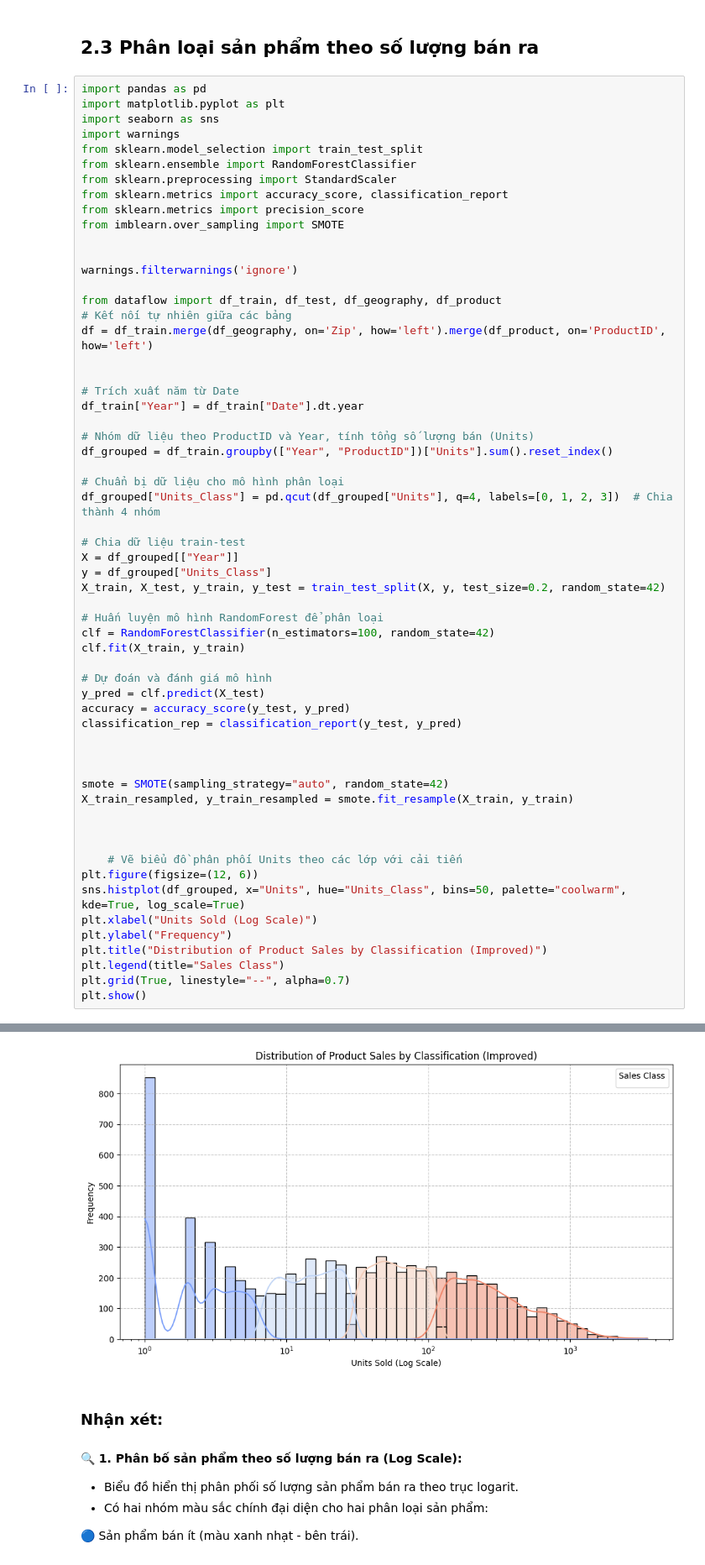
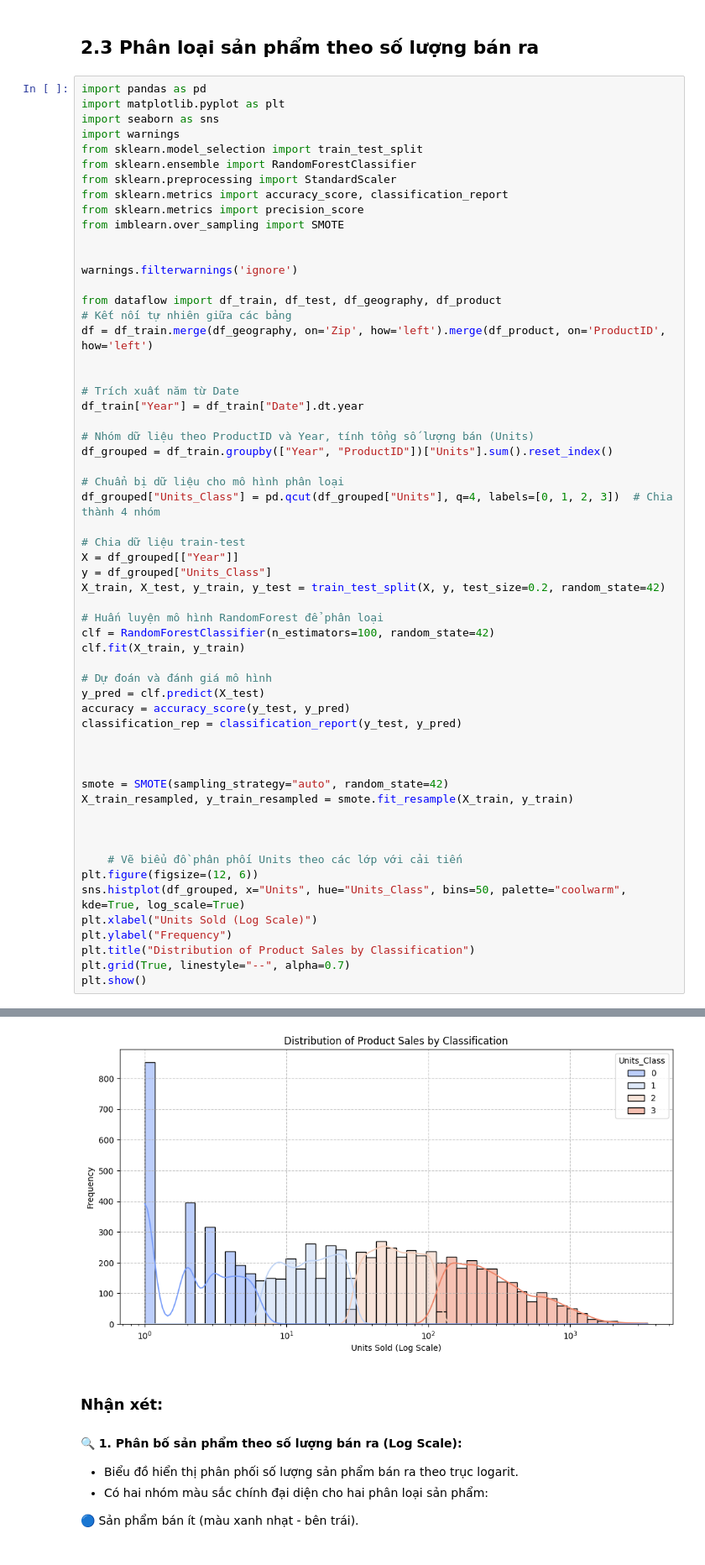
Before and after one commit to HaiAu2501/Try-Some-Models, a Jupyter notebook: tasks/3.ipynb, the cells around one changed output, grey strips where cells are left out. Shown at 84% size. Drawn from its saved outputs; the diff is of its cells as text.

Commit message:
Update Clustering & Classification

```diff
--- a/tasks/3.ipynb
+++ b/tasks/3.ipynb
@@ -391,8 +391,7 @@ plt.figure(figsize=(12, 6))
 sns.histplot(df_grouped, x="Units", hue="Units_Class", bins=50, palette="coolwarm", kde=True, log_scale=True)
 plt.xlabel("Units Sold (Log Scale)")
 plt.ylabel("Frequency")
-plt.title("Distribution of Product Sales by Classification (Improved)")
-plt.legend(title="Sales Class")
+plt.title("Distribution of Product Sales by Classification")
 plt.grid(True, linestyle="--", alpha=0.7)
 plt.show()
 # %% [output]
@@ -400,4 +398,4 @@ No artists with labels found to put in legend.  Note that artists whose label st
-[figure, old version]
+[figure, new version]
 # %% [markdown]
 ### Nhận xét:
 
```
Also changed, not shown: parts of 1 cell of this notebook.
